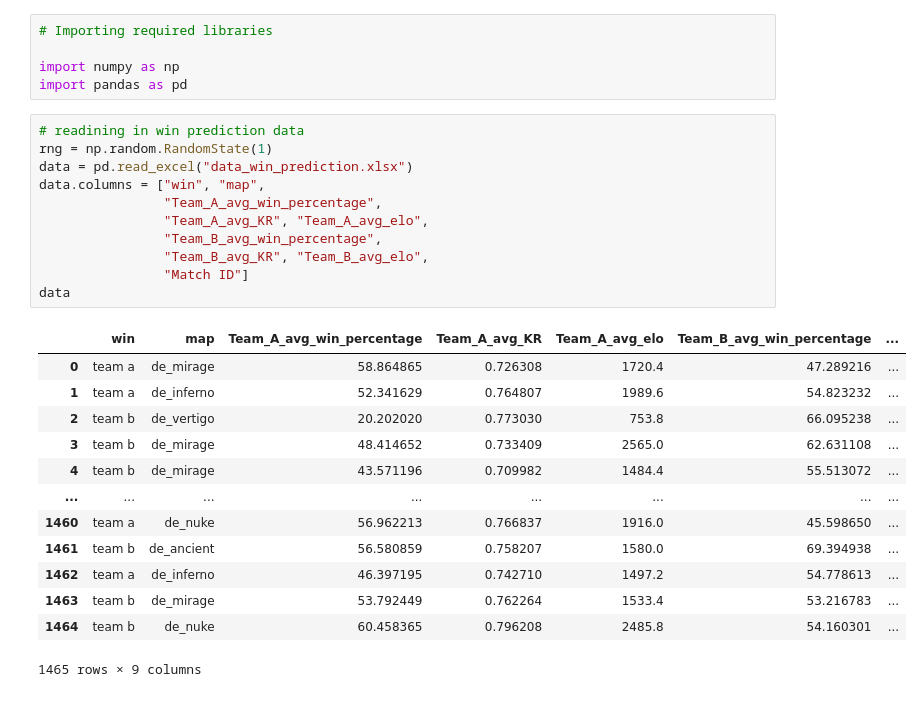
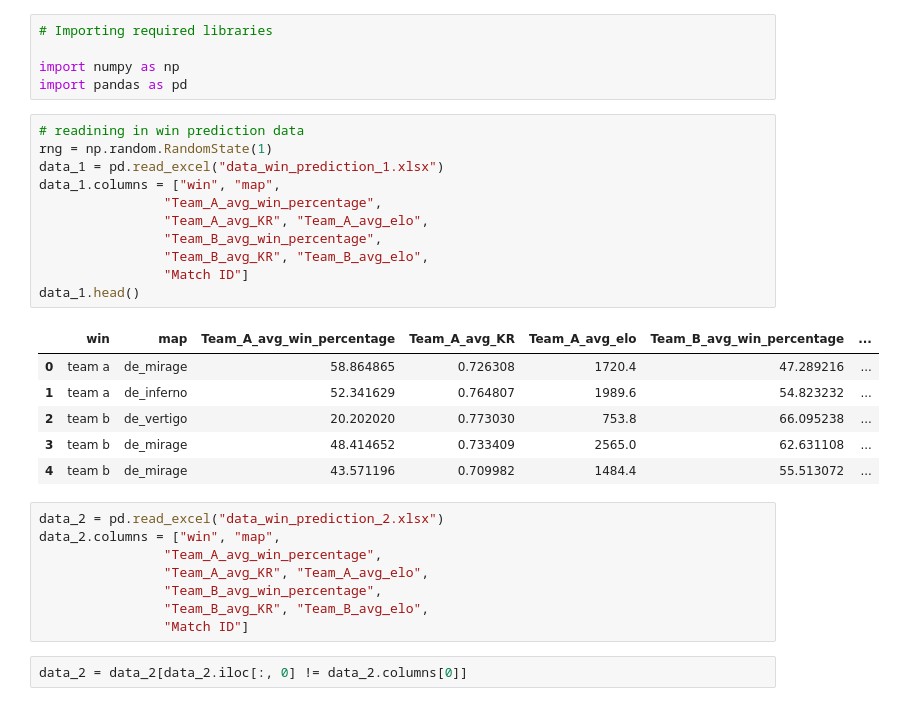
Before and after one commit to Hentoshp/CS2_Win_Prediction, a Jupyter notebook: Win Prediction Model Fitting and Tuning.ipynb, the cells around one changed output. Drawn from its saved outputs; the diff is of its cells as text.

```diff
--- a/Win Prediction Model Fitting and Tuning.ipynb
+++ b/Win Prediction Model Fitting and Tuning.ipynb
@@ -6,25 +6,28 @@ import pandas as pd
 # %%
 # readining in win prediction data
 rng = np.random.RandomState(1)
-data = pd.read_excel("data_win_prediction.xlsx")
-data.columns = ["win", "map",
+data_1 = pd.read_excel("data_win_prediction_1.xlsx")
+data_1.columns = ["win", "map",
                 "Team_A_avg_win_percentage",
                 "Team_A_avg_KR", "Team_A_avg_elo",
                 "Team_B_avg_win_percentage",
                 "Team_B_avg_KR", "Team_B_avg_elo",
                 "Match ID"]
-data
+data_1.head()
 # %% [output]
 |  | win | map | Team_A_avg_win_percentage | Team_A_avg_KR | Team_A_avg_elo | Team_B_avg_win_percentage | ... |
 | 0 | team a | de_mirage | 58.864865 | 0.726308 | 1720.4 | 47.289216 | ... |
 | 1 | team a | de_inferno | 52.341629 | 0.764807 | 1989.6 | 54.823232 | ... |
 | 2 | team b | de_vertigo | 20.202020 | 0.773030 | 753.8 | 66.095238 | ... |
 | 3 | team b | de_mirage | 48.414652 | 0.733409 | 2565.0 | 62.631108 | ... |
 | 4 | team b | de_mirage | 43.571196 | 0.709982 | 1484.4 | 55.513072 | ... |
-| ... | ... | ... | ... | ... | ... | ... | ... |
-| 1460 | team a | de_nuke | 56.962213 | 0.766837 | 1916.0 | 45.598650 | ... |
-| 1461 | team b | de_ancient | 56.580859 | 0.758207 | 1580.0 | 69.394938 | ... |
-| 1462 | team a | de_inferno | 46.397195 | 0.742710 | 1497.2 | 54.778613 | ... |
-| 1463 | team b | de_mirage | 53.792449 | 0.762264 | 1533.4 | 53.216783 | ... |
-| 1464 | team b | de_nuke | 60.458365 | 0.796208 | 2485.8 | 54.160301 | ... |
-1465 rows × 9 columns
+# %%
+data_2 = pd.read_excel("data_win_prediction_2.xlsx")
+data_2.columns = ["win", "map",
+                "Team_A_avg_win_percentage",
+                "Team_A_avg_KR", "Team_A_avg_elo",
+                "Team_B_avg_win_percentage",
+                "Team_B_avg_KR", "Team_B_avg_elo",
+                "Match ID"]
+# %%
+data_2 = data_2[data_2.iloc[:, 0] != data_2.columns[0]]
```
Also changed, not shown: parts of 43 cells of this notebook, 11 other files.
